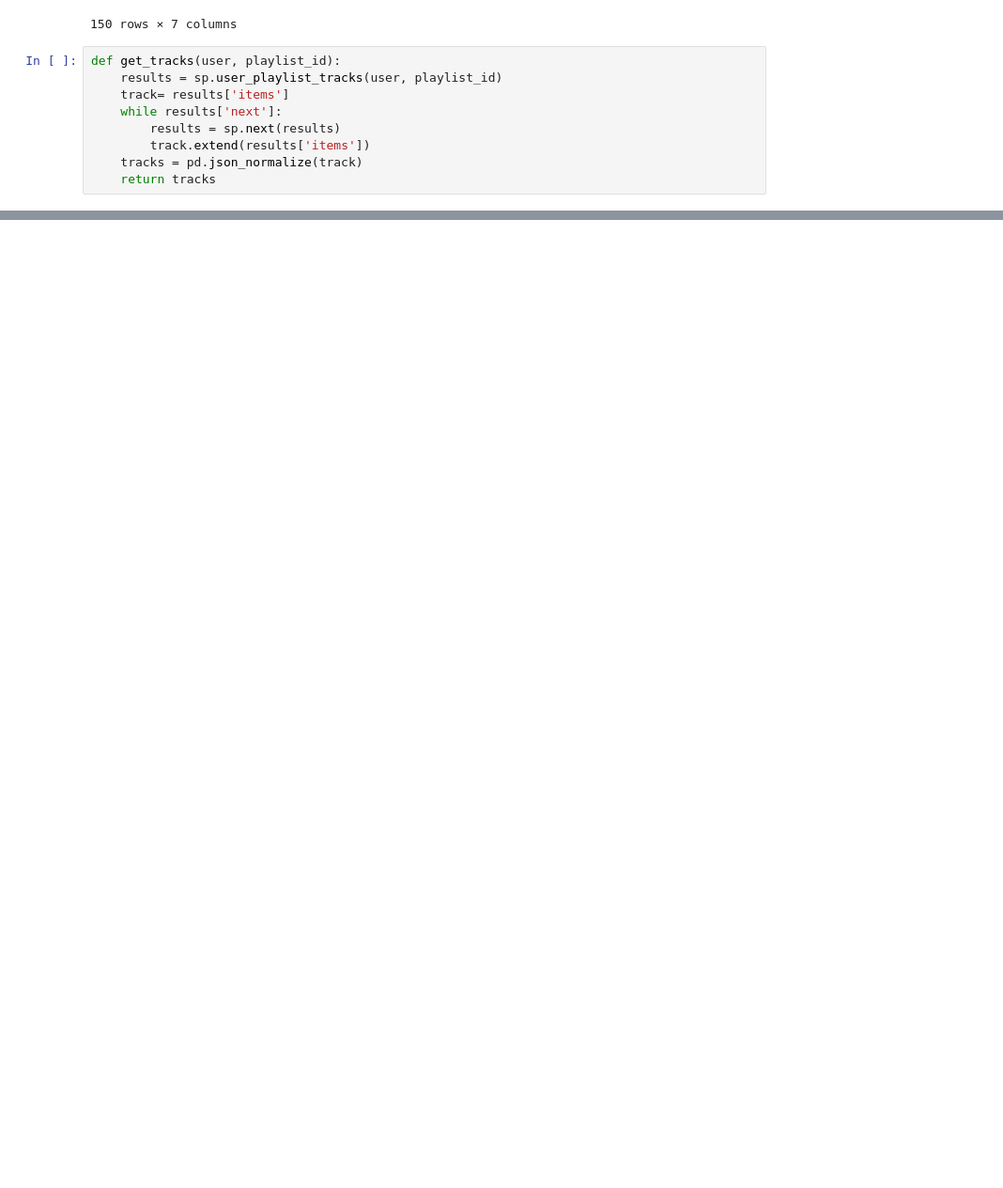
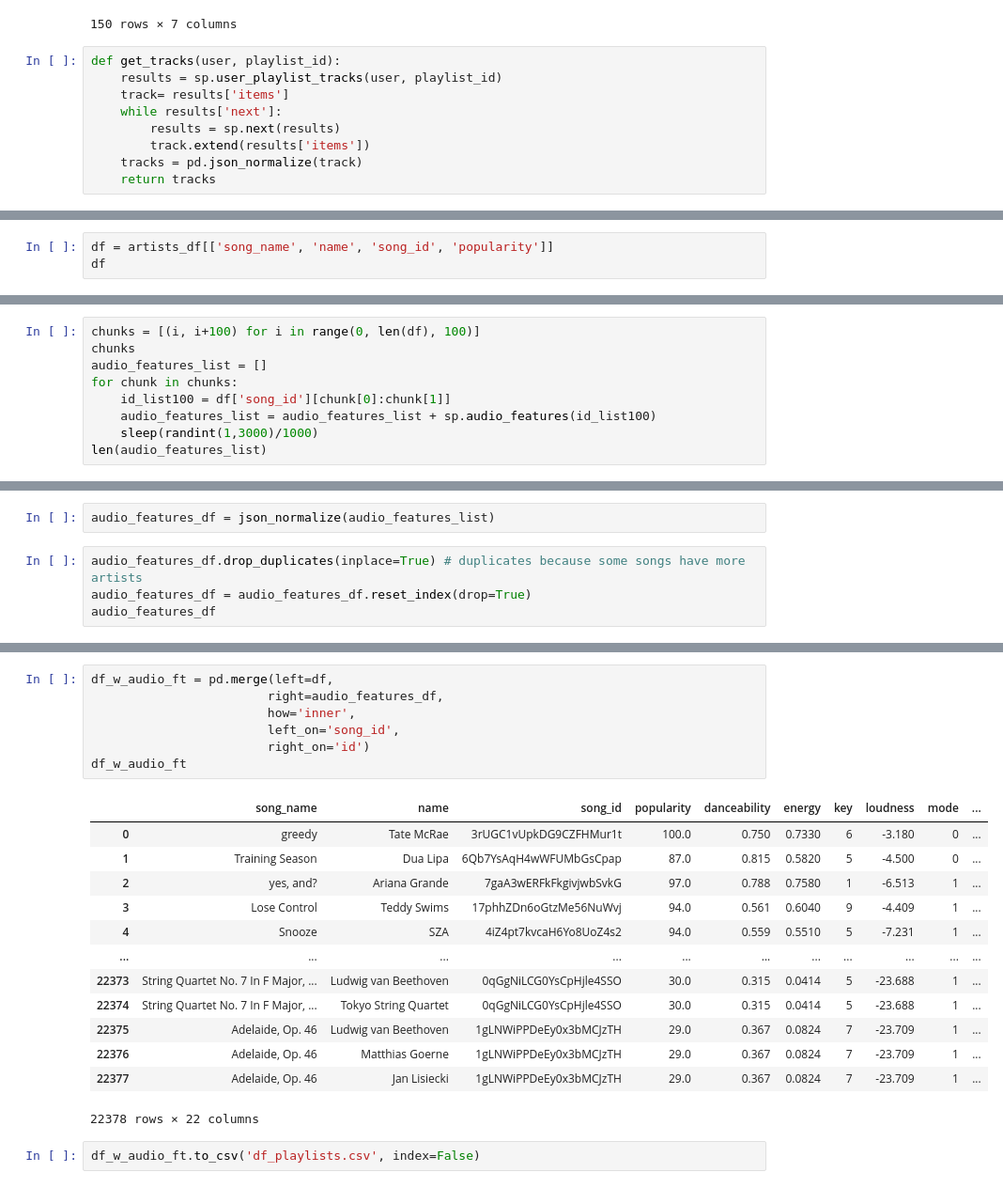
Before and after one commit to nisarem/lab-api-wrappers, a Jupyter notebook: GNOD Part 4.ipynb, the cells around one changed output, grey strips where cells are left out. Shown at 94% size. Drawn from its saved outputs; the diff is of its cells as text; blank space fills up the shorter version.

```diff
--- a/GNOD Part 4.ipynb
+++ b/GNOD Part 4.ipynb
@@ -172,0 +274,3 @@ all_tracks_df = pd.DataFrame(all_tracks)
+# %%
+df = artists_df[['song_name', 'name', 'song_id', 'popularity']]
+df
@@ -172,0 +291,9 @@ all_tracks_df = pd.DataFrame(all_tracks)
+# %%
+chunks = [(i, i+100) for i in range(0, len(df), 100)]
+chunks
+audio_features_list = []
+for chunk in chunks:
+    id_list100 = df['song_id'][chunk[0]:chunk[1]]
+    audio_features_list = audio_features_list + sp.audio_features(id_list100)
+    sleep(randint(1,3000)/1000)
+len(audio_features_list)
@@ -172,0 +302,6 @@ all_tracks_df = pd.DataFrame(all_tracks)
+# %%
+audio_features_df = json_normalize(audio_features_list)
+# %%
+audio_features_df.drop_duplicates(inplace=True) # duplicates because some songs have more artists
+audio_features_df = audio_features_df.reset_index(drop=True)
+audio_features_df
@@ -172,0 +322,23 @@ all_tracks_df = pd.DataFrame(all_tracks)
+# %%
+df_w_audio_ft = pd.merge(left=df,
+                        right=audio_features_df,
+                        how='inner',
+                        left_on='song_id',
+                        right_on='id')
+df_w_audio_ft
+# %% [output]
+|  | song_name | name | song_id | popularity | danceability | energy | key | loudness | mode | ... |
+| 0 | greedy | Tate McRae | 3rUGC1vUpkDG9CZFHMur1t | 100.0 | 0.750 | 0.7330 | 6 | -3.180 | 0 | ... |
+| 1 | Training Season | Dua Lipa | 6Qb7YsAqH4wWFUMbGsCpap | 87.0 | 0.815 | 0.5820 | 5 | -4.500 | 0 | ... |
+| 2 | yes, and? | Ariana Grande | 7gaA3wERFkFkgivjwbSvkG | 97.0 | 0.788 | 0.7580 | 1 | -6.513 | 1 | ... |
+| 3 | Lose Control | Teddy Swims | 17phhZDn6oGtzMe56NuWvj | 94.0 | 0.561 | 0.6040 | 9 | -4.409 | 1 | ... |
+| 4 | Snooze | SZA | 4iZ4pt7kvcaH6Yo8UoZ4s2 | 94.0 | 0.559 | 0.5510 | 5 | -7.231 | 1 | ... |
+| ... | ... | ... | ... | ... | ... | ... | ... | ... | ... | ... |
+| 22373 | String Quartet No. 7 In F Major, ... | Ludwig van Beethoven | 0qGgNiLCG0YsCpHjle4SSO | 30.0 | 0.315 | 0.0414 | 5 | -23.688 | 1 | ... |
+| 22374 | String Quartet No. 7 In F Major, ... | Tokyo String Quartet | 0qGgNiLCG0YsCpHjle4SSO | 30.0 | 0.315 | 0.0414 | 5 | -23.688 | 1 | ... |
+| 22375 | Adelaide, Op. 46 | Ludwig van Beethoven | 1gLNWiPPDeEy0x3bMCJzTH | 29.0 | 0.367 | 0.0824 | 7 | -23.709 | 1 | ... |
+| 22376 | Adelaide, Op. 46 | Matthias Goerne | 1gLNWiPPDeEy0x3bMCJzTH | 29.0 | 0.367 | 0.0824 | 7 | -23.709 | 1 | ... |
+| 22377 | Adelaide, Op. 46 | Jan Lisiecki | 1gLNWiPPDeEy0x3bMCJzTH | 29.0 | 0.367 | 0.0824 | 7 | -23.709 | 1 | ... |
+22378 rows × 22 columns
+# %%
+df_w_audio_ft.to_csv('df_playlists.csv', index=False)
```
Also changed, not shown: parts of 29 cells of this notebook, 7 other files.
